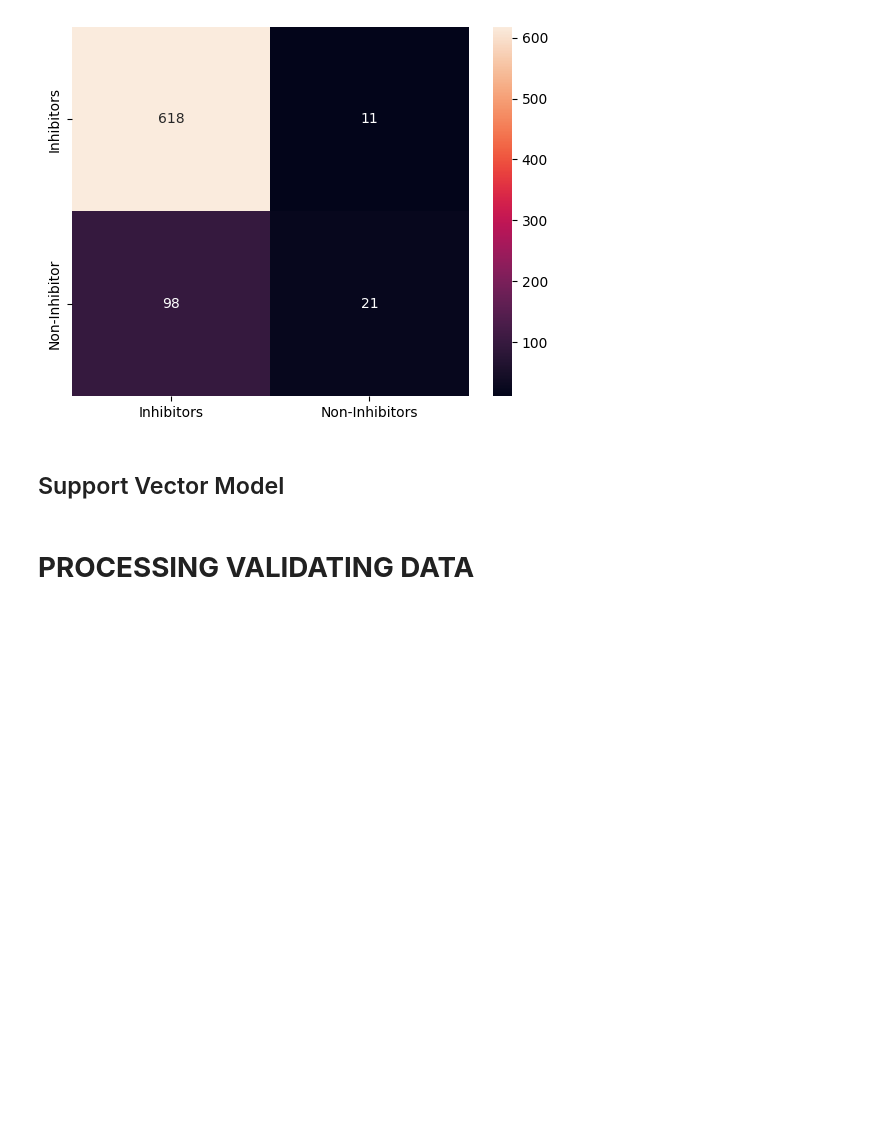
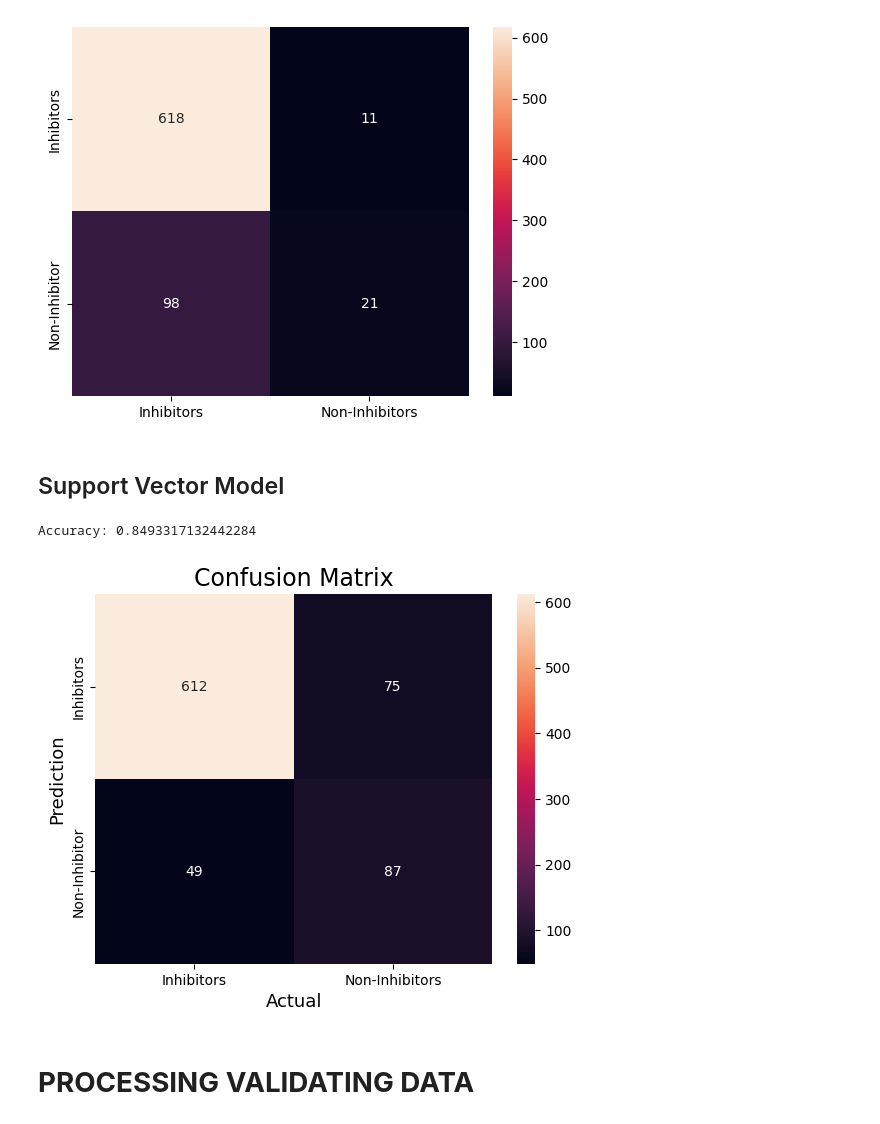
Before and after one commit to EugeneLamptey/VP16, a Jupyter notebook: FinalYearProject.ipynb, the cells around one changed output. Drawn from its saved outputs; the diff is of its cells as text; code cells hidden in the pictures; blank space fills up the shorter version.

```diff
--- a/FinalYearProject.ipynb
+++ b/FinalYearProject.ipynb
@@ -967,7 +949,7 @@ import pandas as pd
 
 
 # Define and train the model
-rfc = RandomForestClassifier(n_estimators=100, random_state=42)
+rfc = RandomForestClassifier()
 rfc.fit(X_resampled, y_resampled)
 #rfc.fit(X_train, y_train)
 
@@ -1010,6 +998,41 @@ NameError: ignored
 [figure]
 # %% [markdown]
 ## Support Vector Model
+# %%
+from sklearn.svm import SVC
+from sklearn.model_selection import train_test_split
+
+# To calculate the accuracy score of the model
+from sklearn.metrics import accuracy_score, confusion_matrix
+
+
+# Building a Support Vector Machine on train data
+svc_model = SVC()
+svc_model.fit(X_resampled, y_resampled)
+
+y_pred = svc_model .predict(test_data_scaled)
+# check the accuracy on the training set
+
+# Evaluate the performance of the model
+accuracy = accuracy_score(y_test, y_pred)
+print('Accuracy:', accuracy)
+# %% [output]
+Accuracy: 0.8493317132442284
+# %%
+from sklearn.metrics import confusion_matrix
+cm = confusion_matrix(y_test, y_pred)
+
+sns.heatmap(cm,
+            annot=True,
+            fmt='g',
+            xticklabels=['Inhibitors','Non-Inhibitors'],
+            yticklabels=['Inhibitors','Non-Inhibitor'])
+plt.ylabel('Prediction',fontsize=13)
+plt.xlabel('Actual',fontsize=13)
+plt.title('Confusion Matrix',fontsize=17)
+plt.show()
+# %% [output]
+[figure, added]
 # %% [markdown]
 # **PROCESSING VALIDATING DATA**
 # %% [markdown]
```
Also changed, not shown: parts of 16 cells of this notebook, 1 other file.
